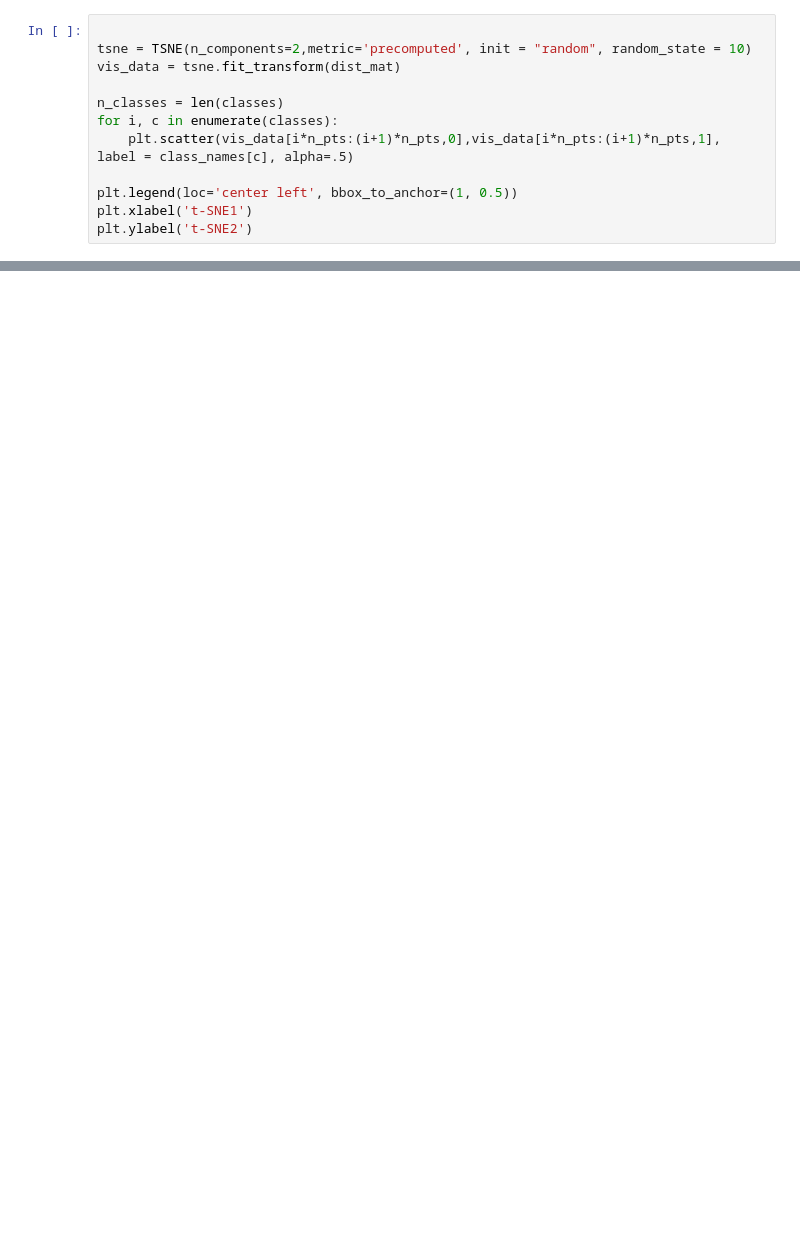
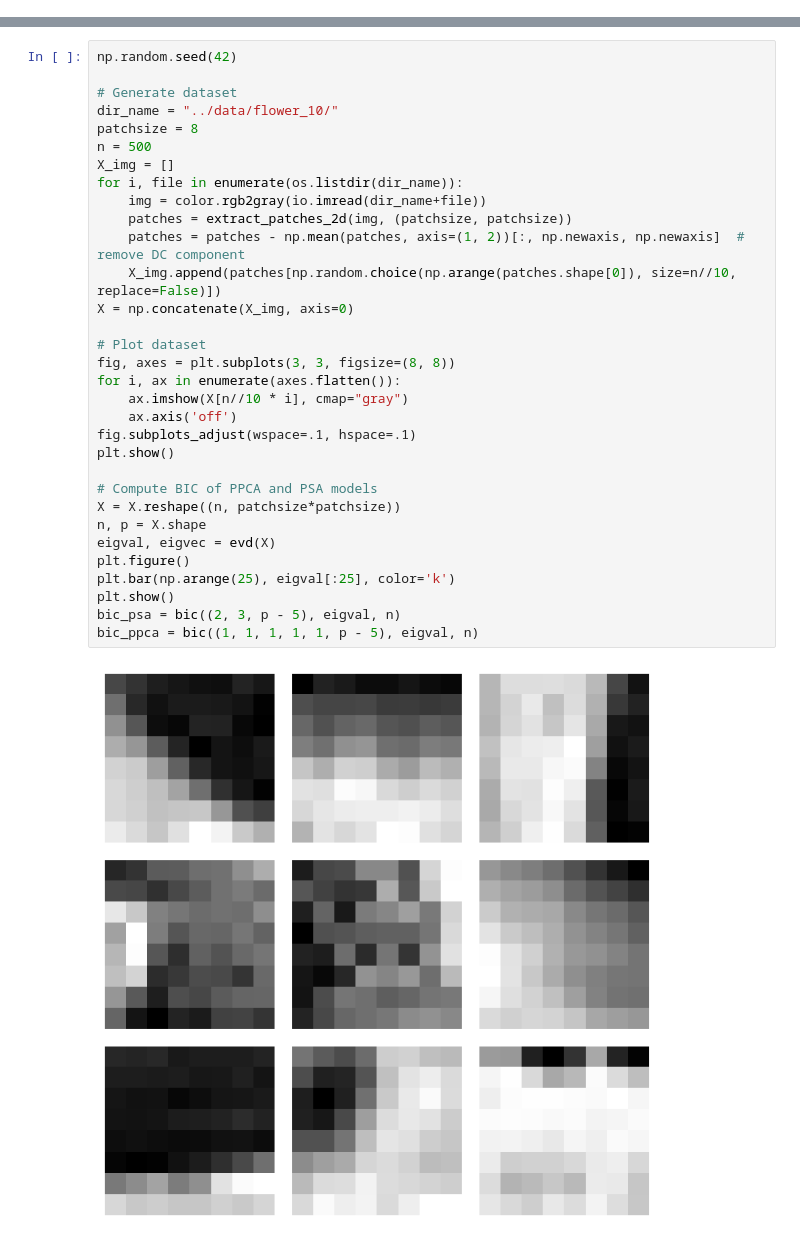
Before and after one commit to tolgabirdal/FlagManifoldsV3, a Jupyter notebook: python/scratch.ipynb, the cells around one changed output, grey strips where cells are left out. Saved outputs shown, nothing was run; the diff lists cells and outputs as text; blank space fills up the shorter version.

```diff
--- a/python/scratch.ipynb
+++ b/python/scratch.ipynb
@@ -379,12 +0,0 @@ Text(0, 0.5, 'MDS2')
-# %%
-
-tsne = TSNE(n_components=2,metric='precomputed', init = "random", random_state = 10)
-vis_data = tsne.fit_transform(dist_mat)
-
-n_classes = len(classes)
-for i, c in enumerate(classes):
-    plt.scatter(vis_data[i*n_pts:(i+1)*n_pts,0],vis_data[i*n_pts:(i+1)*n_pts,1], label = class_names[c], alpha=.5)
-
-plt.legend(loc='center left', bbox_to_anchor=(1, 0.5))
-plt.xlabel('t-SNE1')
-plt.ylabel('t-SNE2')
@@ -393,0 +20,34 @@ Text(0, 0.5, 't-SNE2')
+# %%
+np.random.seed(42)
+
+# Generate dataset
+dir_name = "../data/flower_10/"
+patchsize = 8
+n = 500
+X_img = []
+for i, file in enumerate(os.listdir(dir_name)):
+    img = color.rgb2gray(io.imread(dir_name+file))
+    patches = extract_patches_2d(img, (patchsize, patchsize))
+    patches = patches - np.mean(patches, axis=(1, 2))[:, np.newaxis, np.newaxis]  # remove DC component
+    X_img.append(patches[np.random.choice(np.arange(patches.shape[0]), size=n//10, replace=False)])
+X = np.concatenate(X_img, axis=0)
+
+# Plot dataset
+fig, axes = plt.subplots(3, 3, figsize=(8, 8))
+for i, ax in enumerate(axes.flatten()):
+    ax.imshow(X[n//10 * i], cmap="gray")
+    ax.axis('off')
+fig.subplots_adjust(wspace=.1, hspace=.1)
+plt.show()
+
+# Compute BIC of PPCA and PSA models
+X = X.reshape((n, patchsize*patchsize))
+n, p = X.shape
+eigval, eigvec = evd(X)
+plt.figure()
+plt.bar(np.arange(25), eigval[:25], color='k')
+plt.show()
+bic_psa = bic((2, 3, p - 5), eigval, n)
+bic_ppca = bic((1, 1, 1, 1, 1, p - 5), eigval, n)
+# %% [output]
+[figure, added]
```
Also changed, not shown: parts of 57 cells of this notebook, 8 other files.
